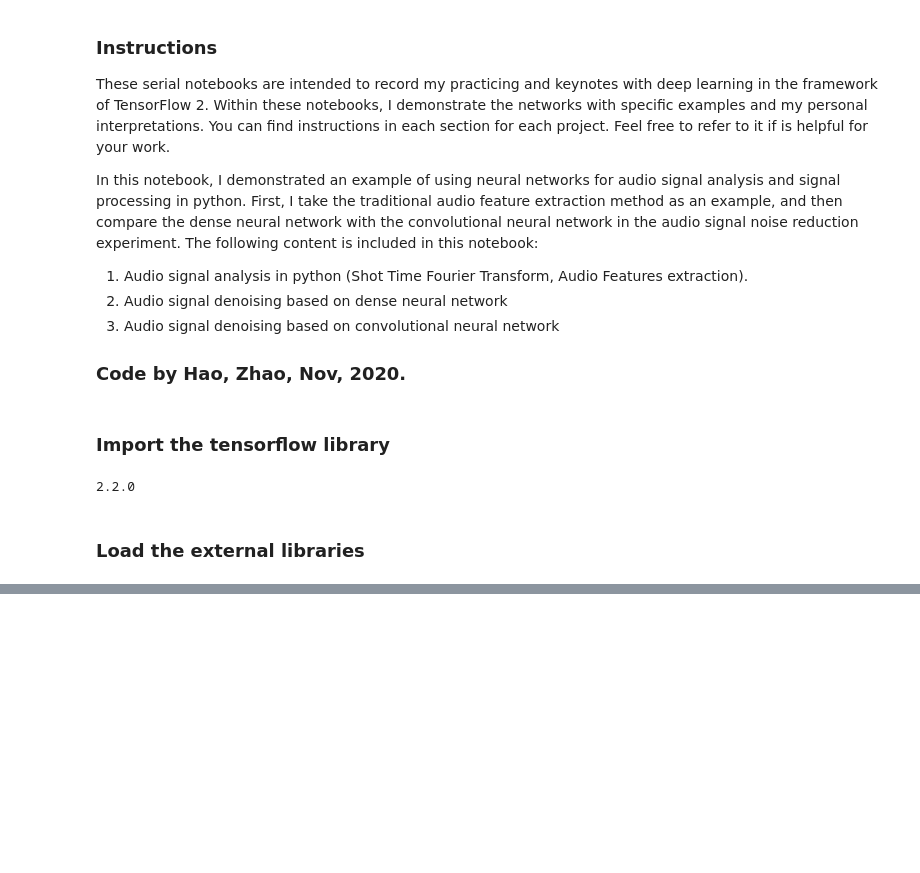
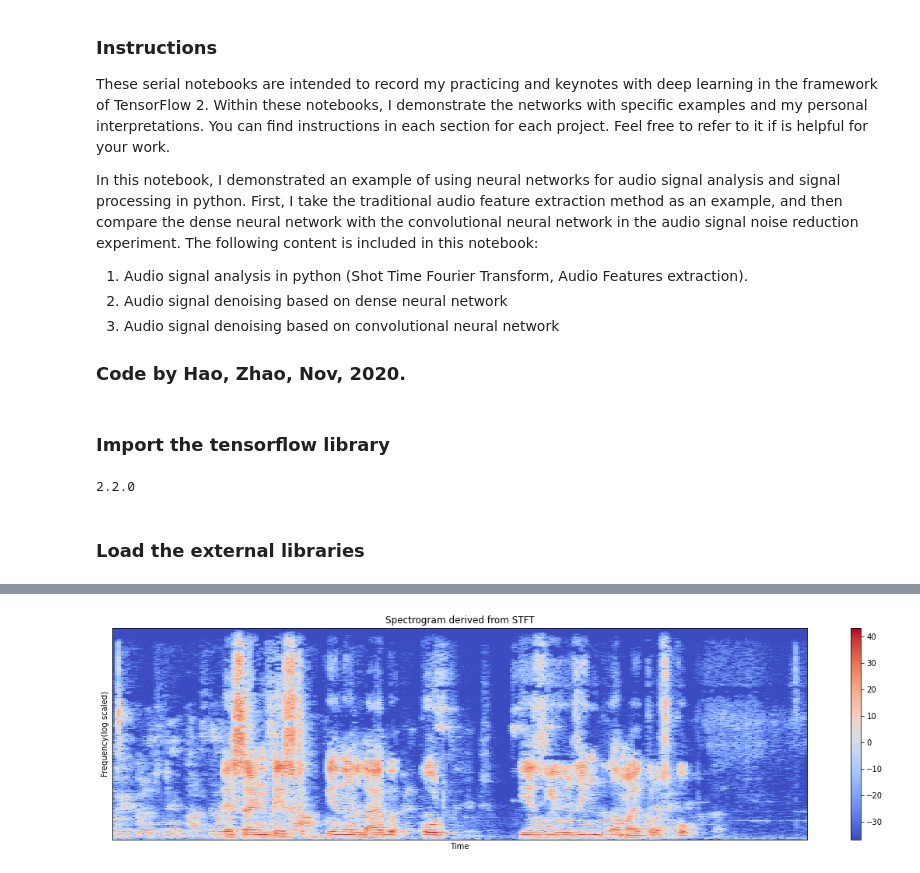
Before and after one commit to haozh7109/Machine-learning-and-deep-learning-project-and-practice, a Jupyter notebook: 06_My_Tensorflow2_Applications/JupyterNoteBook_Keynotes/TF2_Audio_Signal_Processing_with_NeuralNetwork.ipynb, the cells around one changed output, grey strips where cells are left out. Cells and saved outputs as stored; diff of their text form; code cells hidden in the pictures; blank space fills up the shorter version.

```diff
--- a/06_My_Tensorflow2_Applications/JupyterNoteBook_Keynotes/TF2_Audio_Signal_Processing_with_NeuralNetwork.ipynb
+++ b/06_My_Tensorflow2_Applications/JupyterNoteBook_Keynotes/TF2_Audio_Signal_Processing_with_NeuralNetwork.ipynb
@@ -36,0 +69,19 @@ from tensorflow.keras.layers import Dense,BatchNormalization,Dropout,Conv1D,Simp
+# %%
+# Derive the Shot-Time-Fourier-Transfrom (STFT)
+
+n_fft      = 2048
+hop_length = 512
+
+stft = librosa.core.stft(signal,hop_length=hop_length,n_fft=n_fft)
+spectrogram = np.abs(stft)
+log_spectrogram = librosa.amplitude_to_db(spectrogram)
+
+plt.figure(figsize=(20, 5))
+librosa.display.specshow(log_spectrogram,sr=sample_rate,hop_length=hop_length)
+plt.xlabel("Time")
+plt.ylabel("Frequency(log scaled)")
+plt.colorbar()
+plt.title("Spectrogram derived from STFT")
+plt.show()
+# %% [output]
+[figure, added]
```
Also changed, not shown: parts of 9 cells of this notebook.
